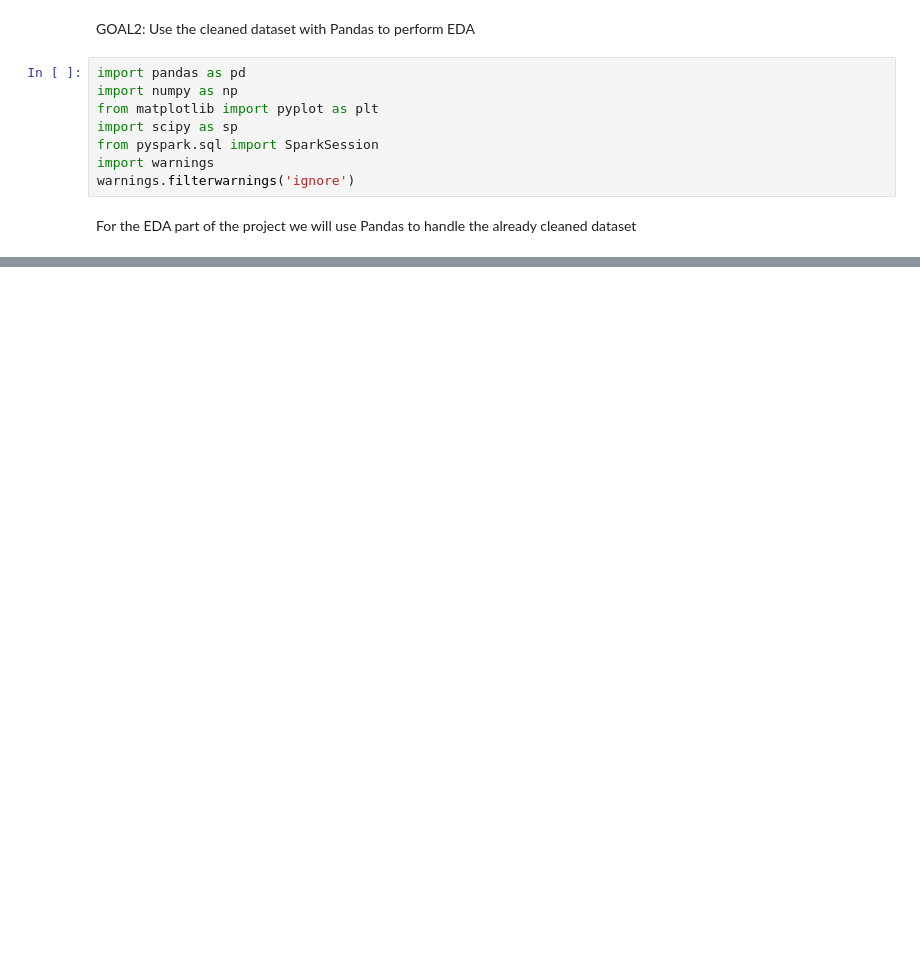
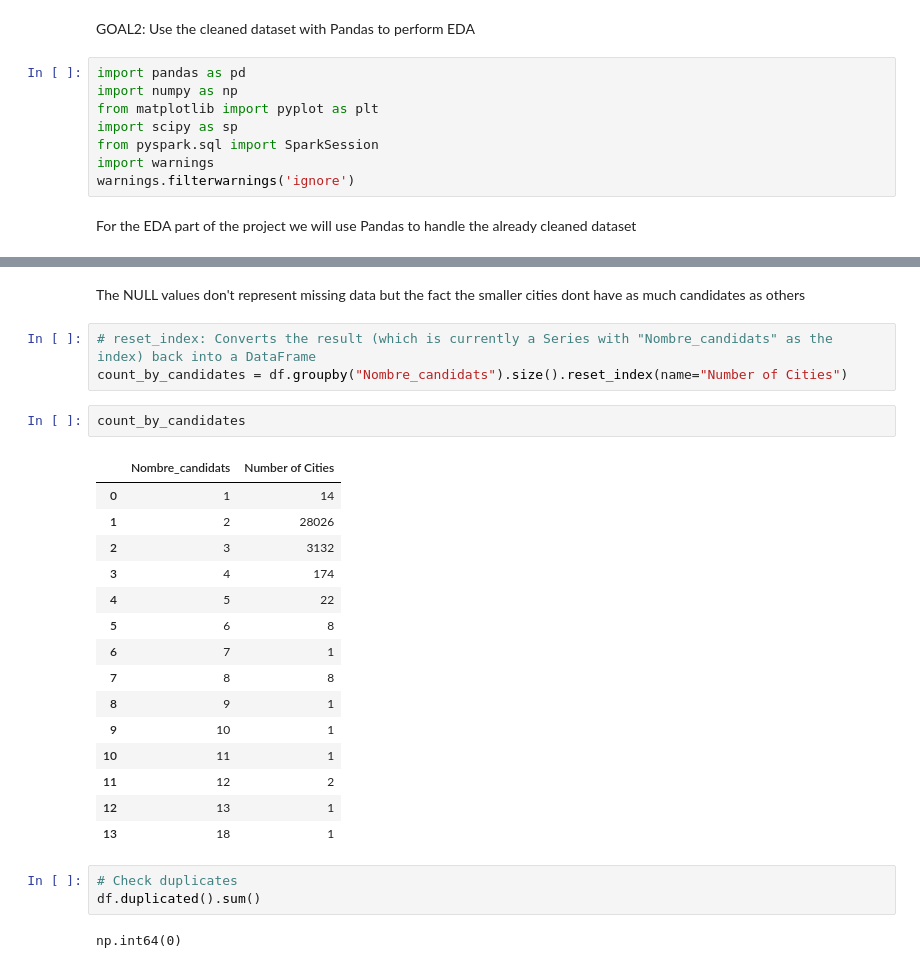
Before and after one commit to RonanRibouletPython/Data_Analysis_Job_Prep, a Jupyter notebook: Notebooks/EDA_Election_2024.ipynb, the cells around one changed output, grey strips where cells are left out. Saved outputs shown, nothing was run; the diff lists cells and outputs as text; blank space fills up the shorter version.

```diff
--- a/Notebooks/EDA_Election_2024.ipynb
+++ b/Notebooks/EDA_Election_2024.ipynb
@@ -24,0 +89,28 @@ df.head(5)
+# %% [markdown]
+The NULL values don't represent missing data but the fact the smaller cities dont have as much candidates as others
+# %%
+# reset_index: Converts the result (which is currently a Series with "Nombre_candidats" as the index) back into a DataFrame
+count_by_candidates = df.groupby("Nombre_candidats").size().reset_index(name="Number of Cities")
+# %%
+count_by_candidates
+# %% [output]
+|  | Nombre_candidats | Number of Cities |
+| 0 | 1 | 14 |
+| 1 | 2 | 28026 |
+| 2 | 3 | 3132 |
+| 3 | 4 | 174 |
+| 4 | 5 | 22 |
+| 5 | 6 | 8 |
+| 6 | 7 | 1 |
+| 7 | 8 | 8 |
+| 8 | 9 | 1 |
+| 9 | 10 | 1 |
+| 10 | 11 | 1 |
+| 11 | 12 | 2 |
+| 12 | 13 | 1 |
+| 13 | 18 | 1 |
+# %%
+# Check duplicates
+df.duplicated().sum()
+# %% [output]
+np.int64(0)
```
Also changed, not shown: parts of 11 cells of this notebook.
